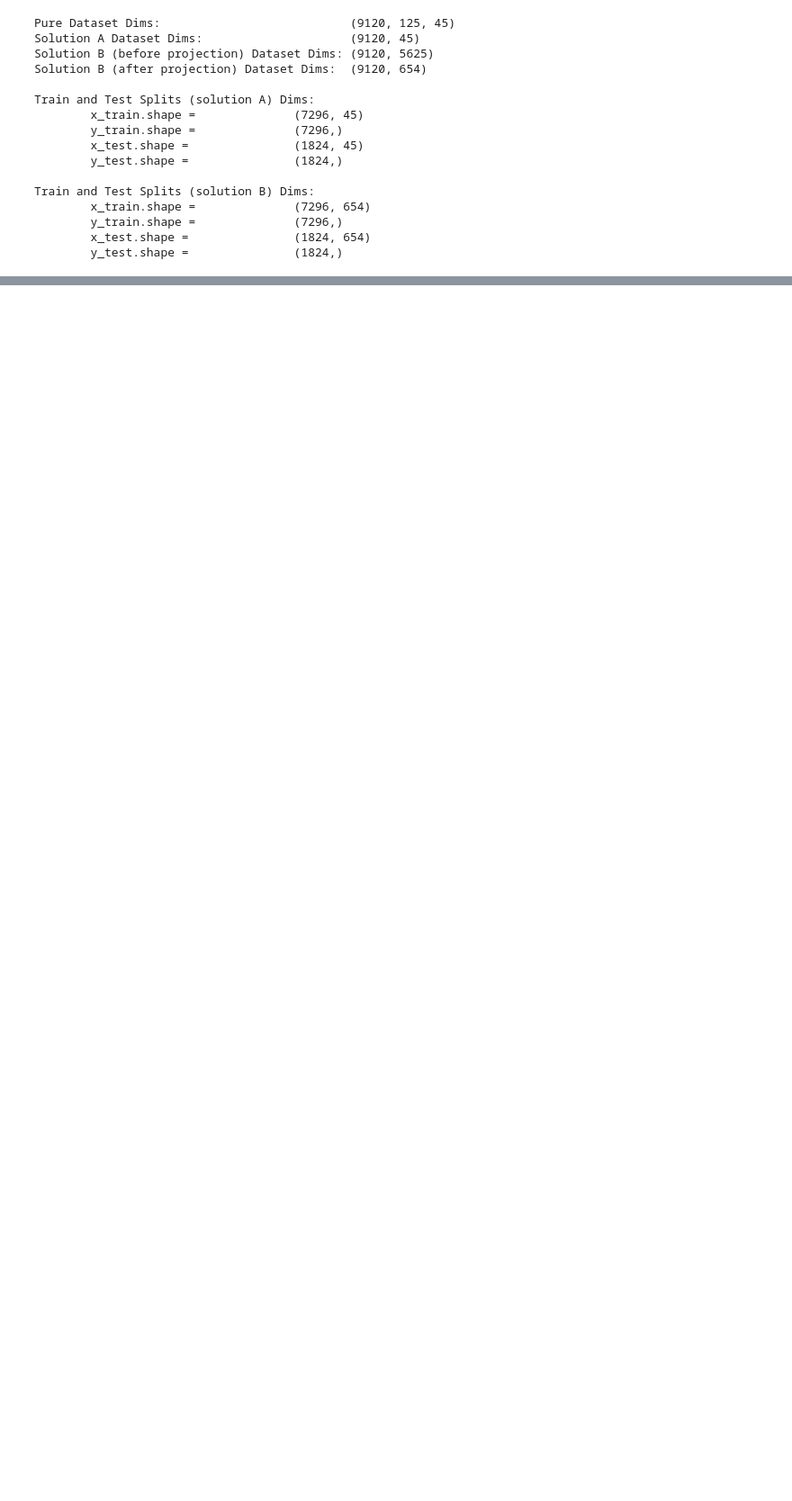
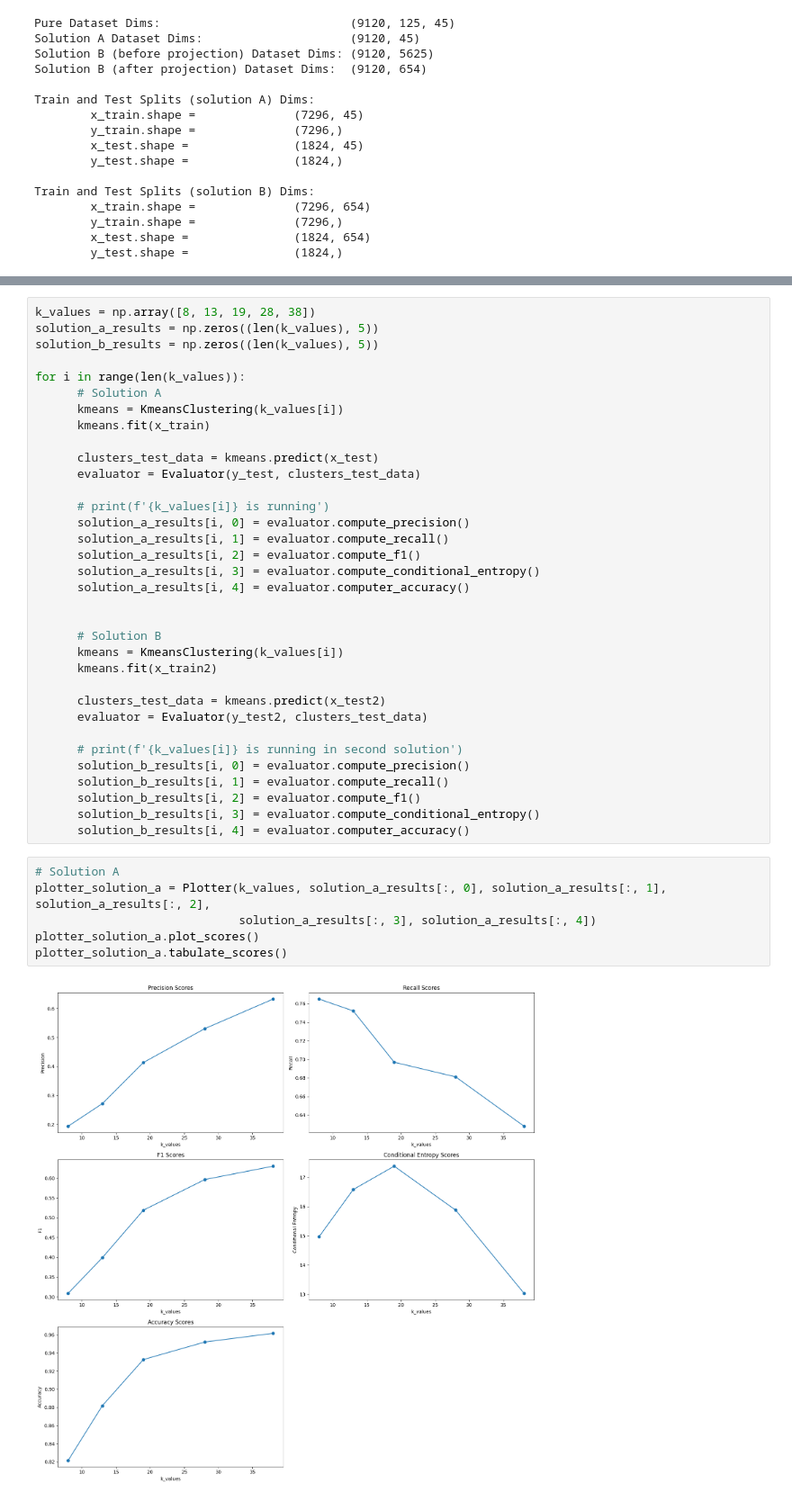
Before and after one commit to GeorgeBeshay/pr-lab02-activities-clustering, a Jupyter notebook: src/main.ipynb, the cells around one changed output, grey strips where cells are left out. Shown at 90% size. Drawn from its saved outputs; the diff is of its cells as text; blank space fills up the shorter version.

```diff
--- a/src/main.ipynb
+++ b/src/main.ipynb
@@ -48,0 +54,42 @@ Train and Test Splits (solution B) Dims:
+# %%
+k_values = np.array([8, 13, 19, 28, 38])
+solution_a_results = np.zeros((len(k_values), 5))
+solution_b_results = np.zeros((len(k_values), 5))
+
+for i in range(len(k_values)):
+      # Solution A
+      kmeans = KmeansClustering(k_values[i])
+      kmeans.fit(x_train)
+
+      clusters_test_data = kmeans.predict(x_test)
+      evaluator = Evaluator(y_test, clusters_test_data)
+
+      # print(f'{k_values[i]} is running')
+      solution_a_results[i, 0] = evaluator.compute_precision()
+      solution_a_results[i, 1] = evaluator.compute_recall()
+      solution_a_results[i, 2] = evaluator.compute_f1()
+      solution_a_results[i, 3] = evaluator.compute_conditional_entropy()
+      solution_a_results[i, 4] = evaluator.computer_accuracy()
+
+
+      # Solution B
+      kmeans = KmeansClustering(k_values[i])
+      kmeans.fit(x_train2)
+
+      clusters_test_data = kmeans.predict(x_test2)
+      evaluator = Evaluator(y_test2, clusters_test_data)
+
+      # print(f'{k_values[i]} is running in second solution')
+      solution_b_results[i, 0] = evaluator.compute_precision()
+      solution_b_results[i, 1] = evaluator.compute_recall()
+      solution_b_results[i, 2] = evaluator.compute_f1()
+      solution_b_results[i, 3] = evaluator.compute_conditional_entropy()
+      solution_b_results[i, 4] = evaluator.computer_accuracy()
+# %%
+# Solution A
+plotter_solution_a = Plotter(k_values, solution_a_results[:, 0], solution_a_results[:, 1], solution_a_results[:, 2],
+                             solution_a_results[:, 3], solution_a_results[:, 4])
+plotter_solution_a.plot_scores()
+plotter_solution_a.tabulate_scores()
+# %% [output]
+[figure, added]
```
Also changed, not shown: parts of 4 cells of this notebook.
